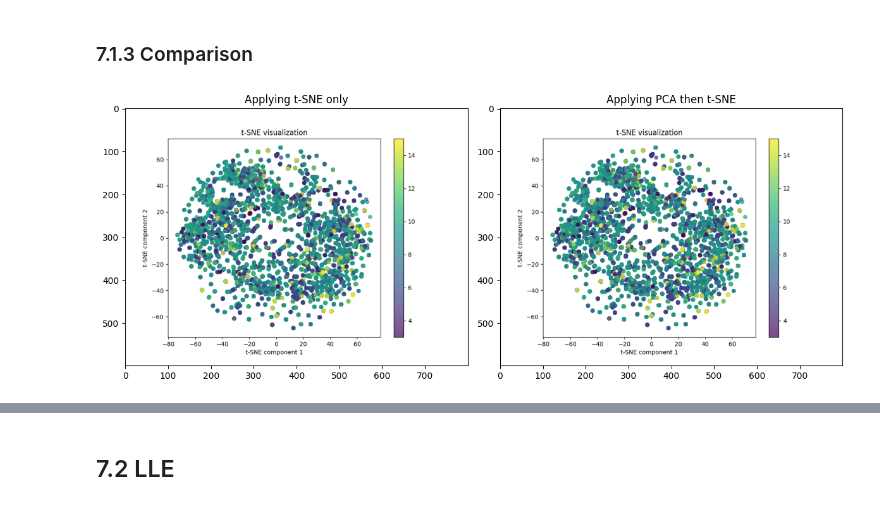
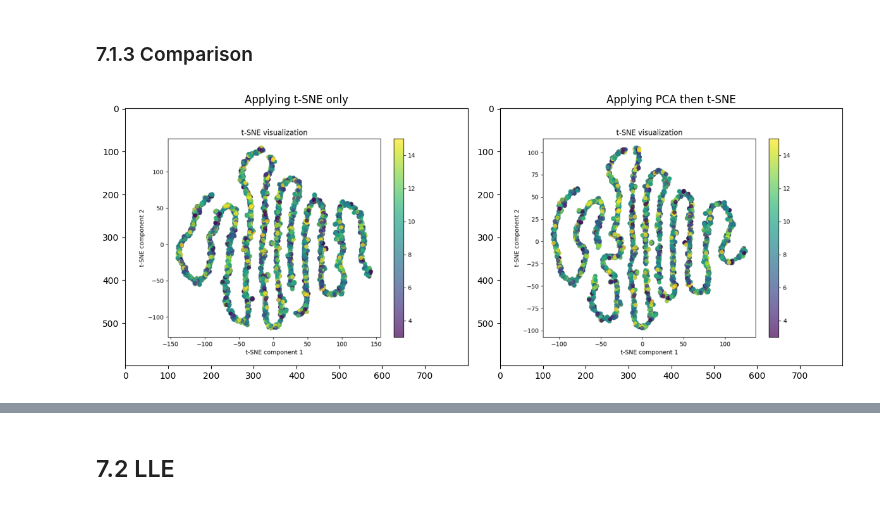
Before and after one commit to LaraN01/DrugData_AdverseEvents, a Jupyter notebook: Notebook_4_models.ipynb, the cells around one changed output, grey strips where cells are left out. Saved outputs shown, nothing was run; the diff lists cells and outputs as text; code cells hidden in the pictures.

```diff
--- a/Notebook_4_models.ipynb
+++ b/Notebook_4_models.ipynb
@@ -448,18 +539,18 @@ plt.show()
 # %% [markdown]
 ### 7.1.3 Comparison
 # %%
-t_SNE_only=np.asarray(Image.open('/content/drive/MyDrive/CAS_2023/t_sne_only.png'))
-pca_tsne=np.asarray(Image.open('/content/drive/MyDrive/CAS_2023/pca_tsne.png'))
+t_SNE_only=np.asarray(Image.open('/content/drive/MyDrive/CAS_2023/drop_dupl_t_sne_only.png'))
+pca_tsne=np.asarray(Image.open('/content/drive/MyDrive/CAS_2023/drop_dupl_pca_tsne.png'))
 fig, axs = plt.subplots(1, 2, figsize=(12, 6))  # 1 row, 2 columns
 
 axs[0].imshow(t_SNE_only)
 axs[0].set_title('Applying t-SNE only')
 
 axs[1].imshow(pca_tsne)
 axs[1].set_title('Applying PCA then t-SNE')
 
 plt.tight_layout()
-plt.savefig('/content/drive/MyDrive/CAS_2023/_t_sne_comparison.png')
+plt.savefig('/content/drive/MyDrive/CAS_2023/drop_dupl_t_sne_comparison.png')
 plt.show()
 # %% [output]
-[figure, old version]
+[figure, new version]
```
Also changed, not shown: parts of 64 cells of this notebook.
